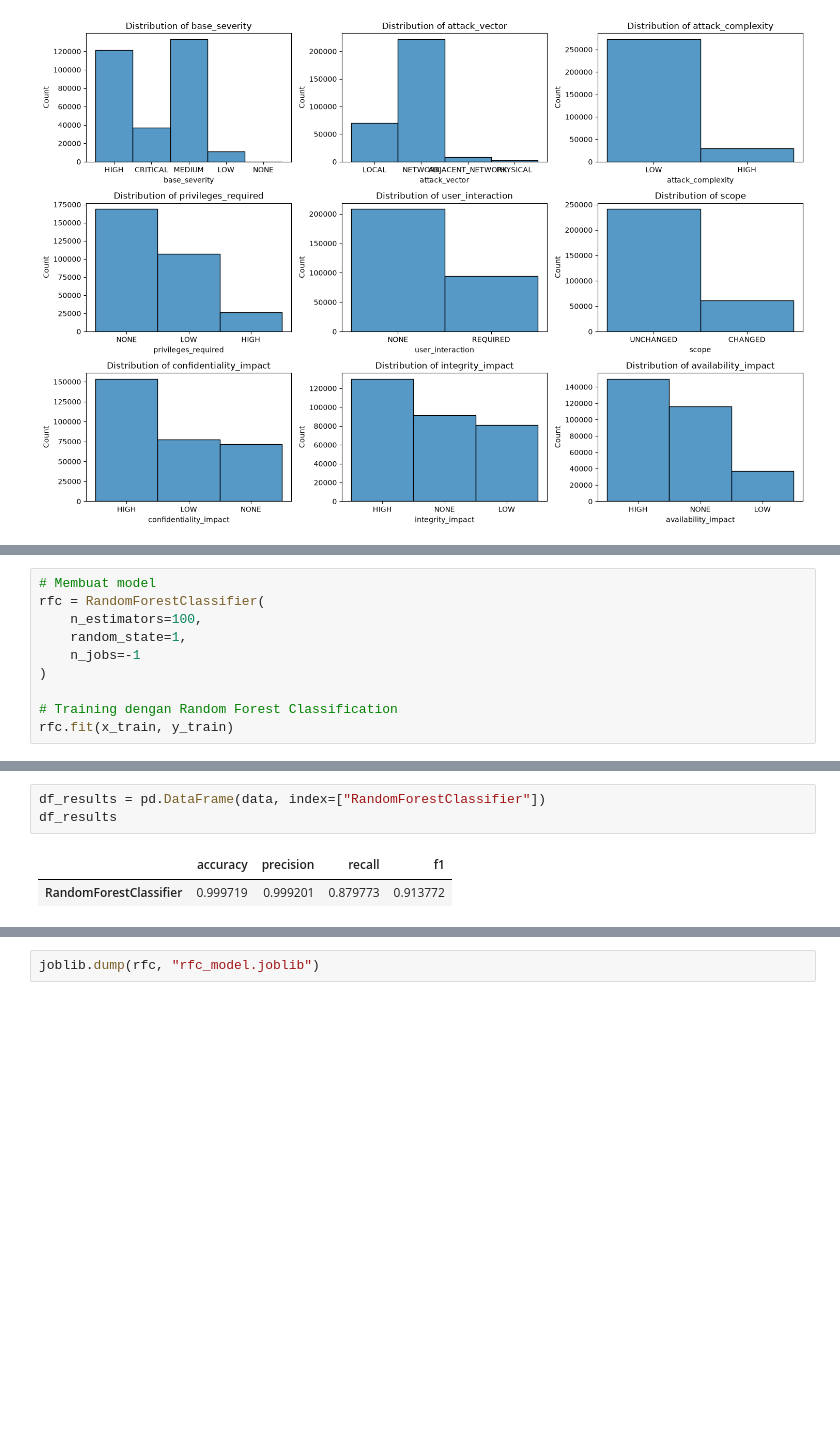
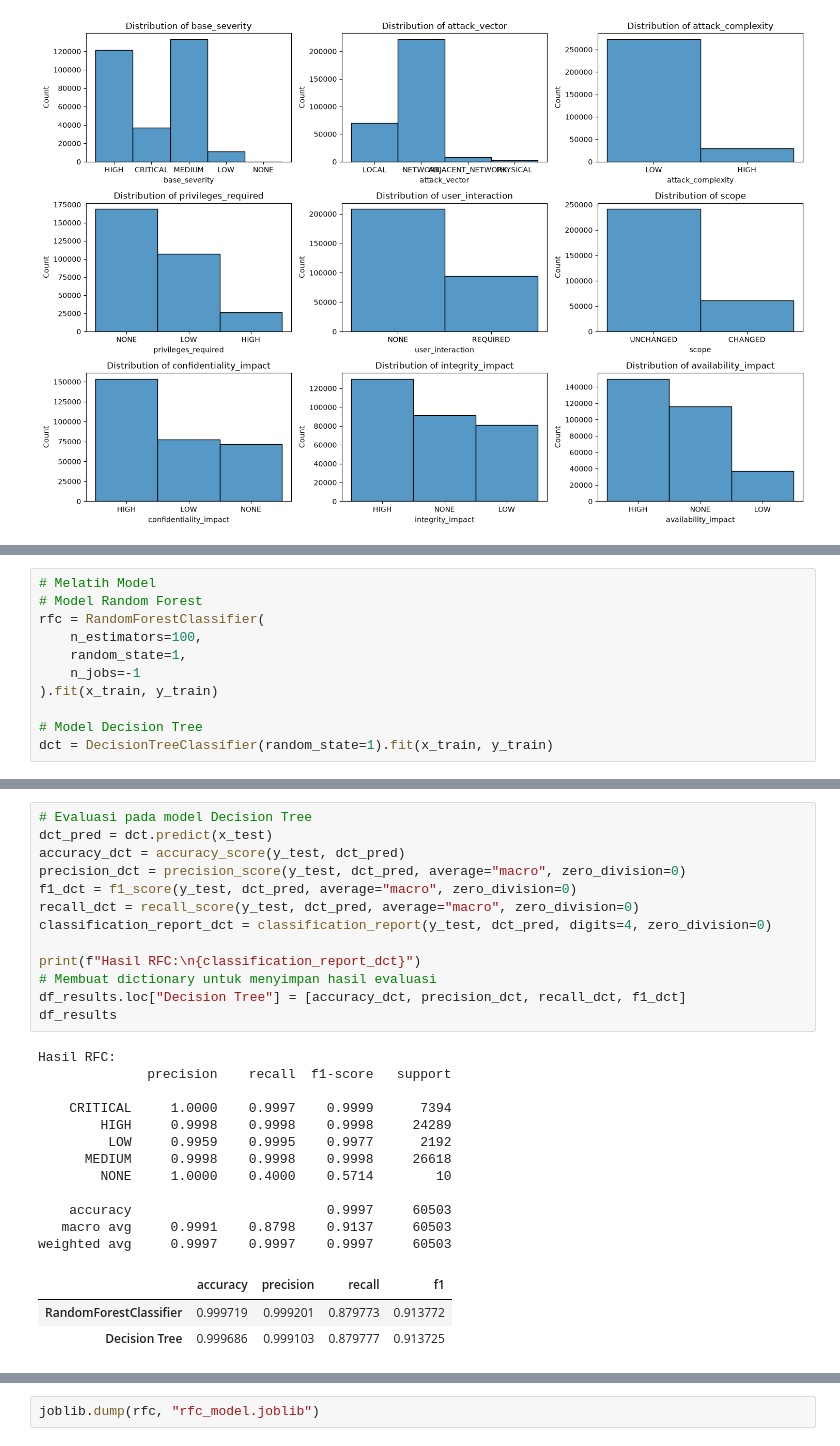
Before and after one commit to noata5505/Tugas-Mechine-Learning, a Jupyter notebook: projek.ipynb, the cells around one changed output, grey strips where cells are left out. Saved outputs shown, nothing was run; the diff lists cells and outputs as text; blank space fills up the shorter version.

Commit message:
Menambahkan model & mengecek overfitt

```diff
--- a/projek.ipynb
+++ b/projek.ipynb
@@ -320,12 +317,13 @@ for kelas in kelas_target:
 [figure]
 [figure]
 # %%
-# Membuat model
+# Melatih Model
+# Model Random Forest
 rfc = RandomForestClassifier(
     n_estimators=100,
     random_state=1,
     n_jobs=-1
-)
+).fit(x_train, y_train)
 
-# Training dengan Random Forest Classification
-rfc.fit(x_train, y_train)
+# Model Decision Tree
+dct = DecisionTreeClassifier(random_state=1).fit(x_train, y_train)
@@ -366,6 +366,29 @@ weighted avg     0.9997    0.9997    0.9997     60503
-# %%
-df_results = pd.DataFrame(data, index=["RandomForestClassifier"])
-df_results
-# %% [output]
-|  | accuracy | precision | recall | f1 |
-| RandomForestClassifier | 0.999719 | 0.999201 | 0.879773 | 0.913772 |
+# %%
+# Evaluasi pada model Decision Tree
+dct_pred = dct.predict(x_test)
+accuracy_dct = accuracy_score(y_test, dct_pred)
+precision_dct = precision_score(y_test, dct_pred, average="macro", zero_division=0)
+f1_dct = f1_score(y_test, dct_pred, average="macro", zero_division=0)
+recall_dct = recall_score(y_test, dct_pred, average="macro", zero_division=0)
+classification_report_dct = classification_report(y_test, dct_pred, digits=4, zero_division=0)
+
+print(f"Hasil RFC:\n{classification_report_dct}")
+# Membuat dictionary untuk menyimpan hasil evaluasi
+df_results.loc["Decision Tree"] = [accuracy_dct, precision_dct, recall_dct, f1_dct]
+df_results
+# %% [output]
+Hasil RFC:
+              precision    recall  f1-score   support
+
+    CRITICAL     1.0000    0.9997    0.9999      7394
+        HIGH     0.9998    0.9998    0.9998     24289
+         LOW     0.9959    0.9995    0.9977      2192
+      MEDIUM     0.9998    0.9998    0.9998     26618
+        NONE     1.0000    0.4000    0.5714        10
+
+    accuracy                         0.9997     60503
+   macro avg     0.9991    0.8798    0.9137     60503
+weighted avg     0.9997    0.9997    0.9997     60503
+|  | accuracy | precision | recall | f1 |
+| RandomForestClassifier | 0.999719 | 0.999201 | 0.879773 | 0.913772 |
+| Decision Tree | 0.999686 | 0.999103 | 0.879777 | 0.913725 |
```
Also changed, not shown: parts of 8 cells of this notebook.
